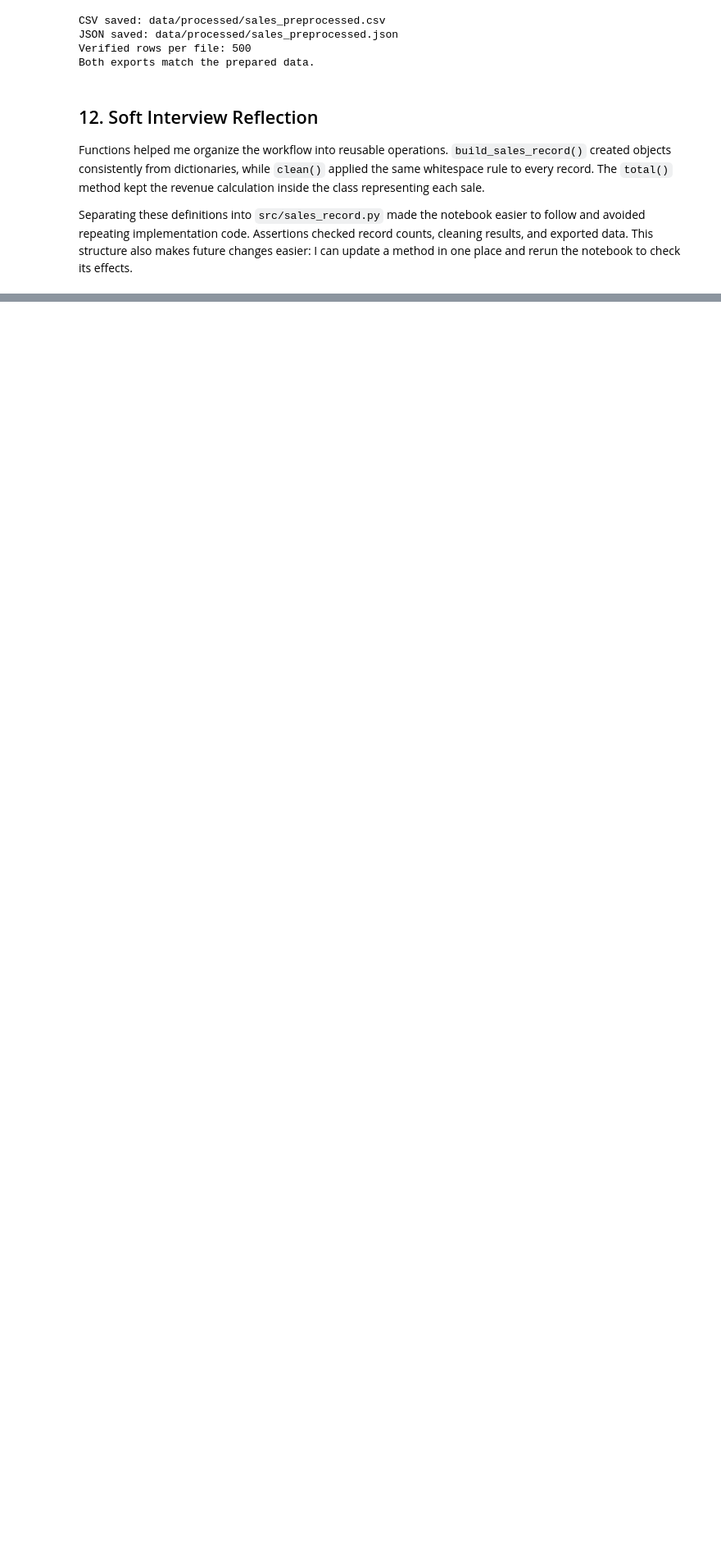
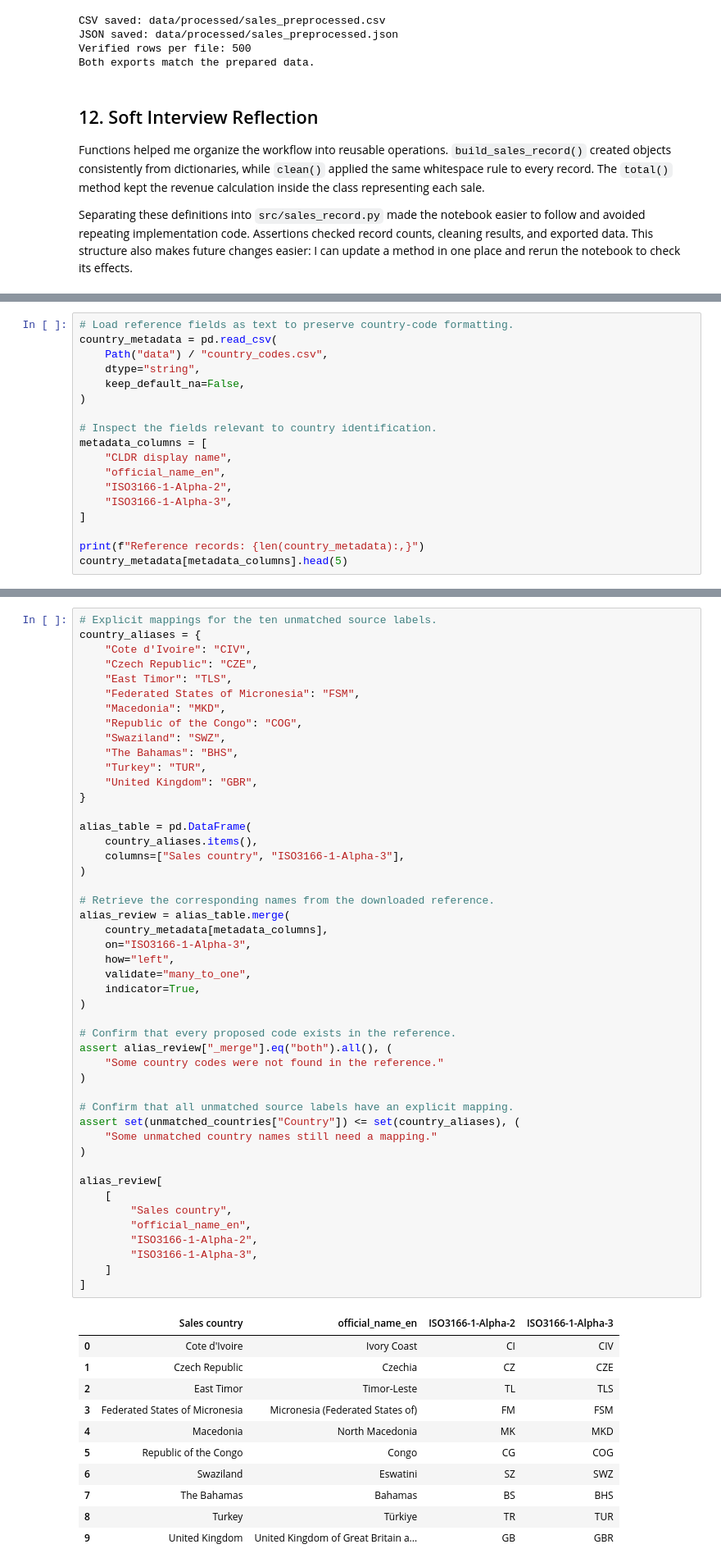
Before and after one commit to antoniosg2025-stack/DataColletion-PreProcessing, a Jupyter notebook: DataCollection_Preprocessing.ipynb, the cells around one changed output, grey strips where cells are left out. Shown at 82% size. Cells and saved outputs as stored; diff of their text form; blank space fills up the shorter version.

Commit message:
Complete synthetic fields, data dictionary, README and final exports

```diff
--- a/DataCollection_Preprocessing.ipynb
+++ b/DataCollection_Preprocessing.ipynb
@@ -596,0 +610,18 @@ Separating these definitions into `src/sales_record.py` made the notebook easier
+# %%
+# Load reference fields as text to preserve country-code formatting.
+country_metadata = pd.read_csv(
+    Path("data") / "country_codes.csv",
+    dtype="string",
+    keep_default_na=False,
+)
+
+# Inspect the fields relevant to country identification.
+metadata_columns = [
+    "CLDR display name",
+    "official_name_en",
+    "ISO3166-1-Alpha-2",
+    "ISO3166-1-Alpha-3",
+]
+
+print(f"Reference records: {len(country_metadata):,}")
+country_metadata[metadata_columns].head(5)
@@ -596,0 +703,59 @@ Separating these definitions into `src/sales_record.py` made the notebook easier
+# %%
+# Explicit mappings for the ten unmatched source labels.
+country_aliases = {
+    "Cote d'Ivoire": "CIV",
+    "Czech Republic": "CZE",
+    "East Timor": "TLS",
+    "Federated States of Micronesia": "FSM",
+    "Macedonia": "MKD",
+    "Republic of the Congo": "COG",
+    "Swaziland": "SWZ",
+    "The Bahamas": "BHS",
+    "Turkey": "TUR",
+    "United Kingdom": "GBR",
+}
+
+alias_table = pd.DataFrame(
+    country_aliases.items(),
+    columns=["Sales country", "ISO3166-1-Alpha-3"],
+)
+
+# Retrieve the corresponding names from the downloaded reference.
+alias_review = alias_table.merge(
+    country_metadata[metadata_columns],
+    on="ISO3166-1-Alpha-3",
+    how="left",
+    validate="many_to_one",
+    indicator=True,
+)
+
+# Confirm that every proposed code exists in the reference.
+assert alias_review["_merge"].eq("both").all(), (
+    "Some country codes were not found in the reference."
+)
+
+# Confirm that all unmatched source labels have an explicit mapping.
+assert set(unmatched_countries["Country"]) <= set(country_aliases), (
+    "Some unmatched country names still need a mapping."
+)
+
+alias_review[
+    [
+        "Sales country",
+        "official_name_en",
+        "ISO3166-1-Alpha-2",
+        "ISO3166-1-Alpha-3",
+    ]
+]
+# %% [output]
+|  | Sales country | official_name_en | ISO3166-1-Alpha-2 | ISO3166-1-Alpha-3 |
+| 0 | Cote d'Ivoire | Ivory Coast | CI | CIV |
+| 1 | Czech Republic | Czechia | CZ | CZE |
+| 2 | East Timor | Timor-Leste | TL | TLS |
+| 3 | Federated States of Micronesia | Micronesia (Federated States of) | FM | FSM |
+| 4 | Macedonia | North Macedonia | MK | MKD |
+| 5 | Republic of the Congo | Congo | CG | COG |
+| 6 | Swaziland | Eswatini | SZ | SWZ |
+| 7 | The Bahamas | Bahamas | BS | BHS |
+| 8 | Turkey | Türkiye | TR | TUR |
+| 9 | United Kingdom | United Kingdom of Great Britain a... | GB | GBR |
```
Also changed, not shown: parts of 13 cells of this notebook, 5 other files.
